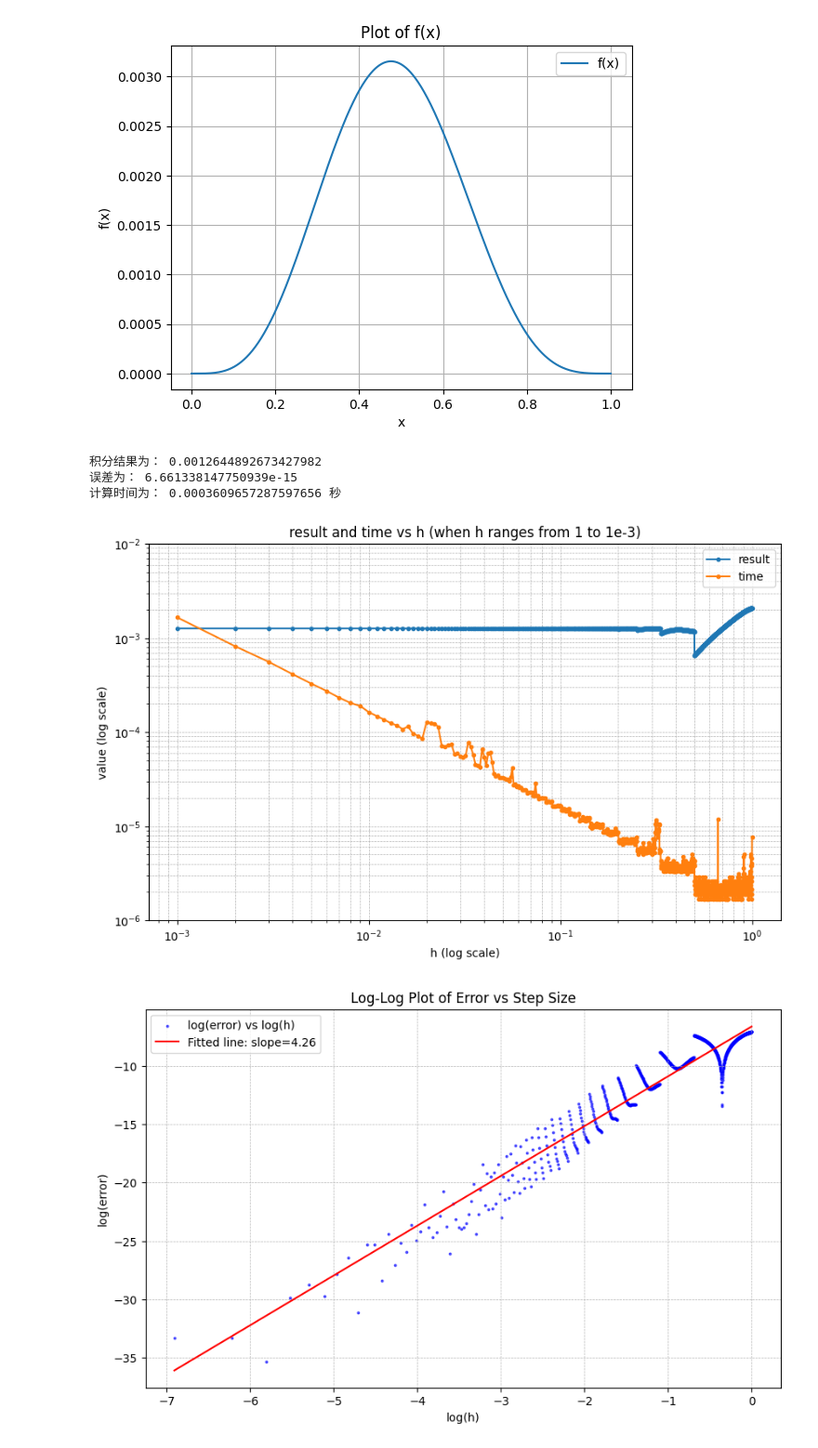
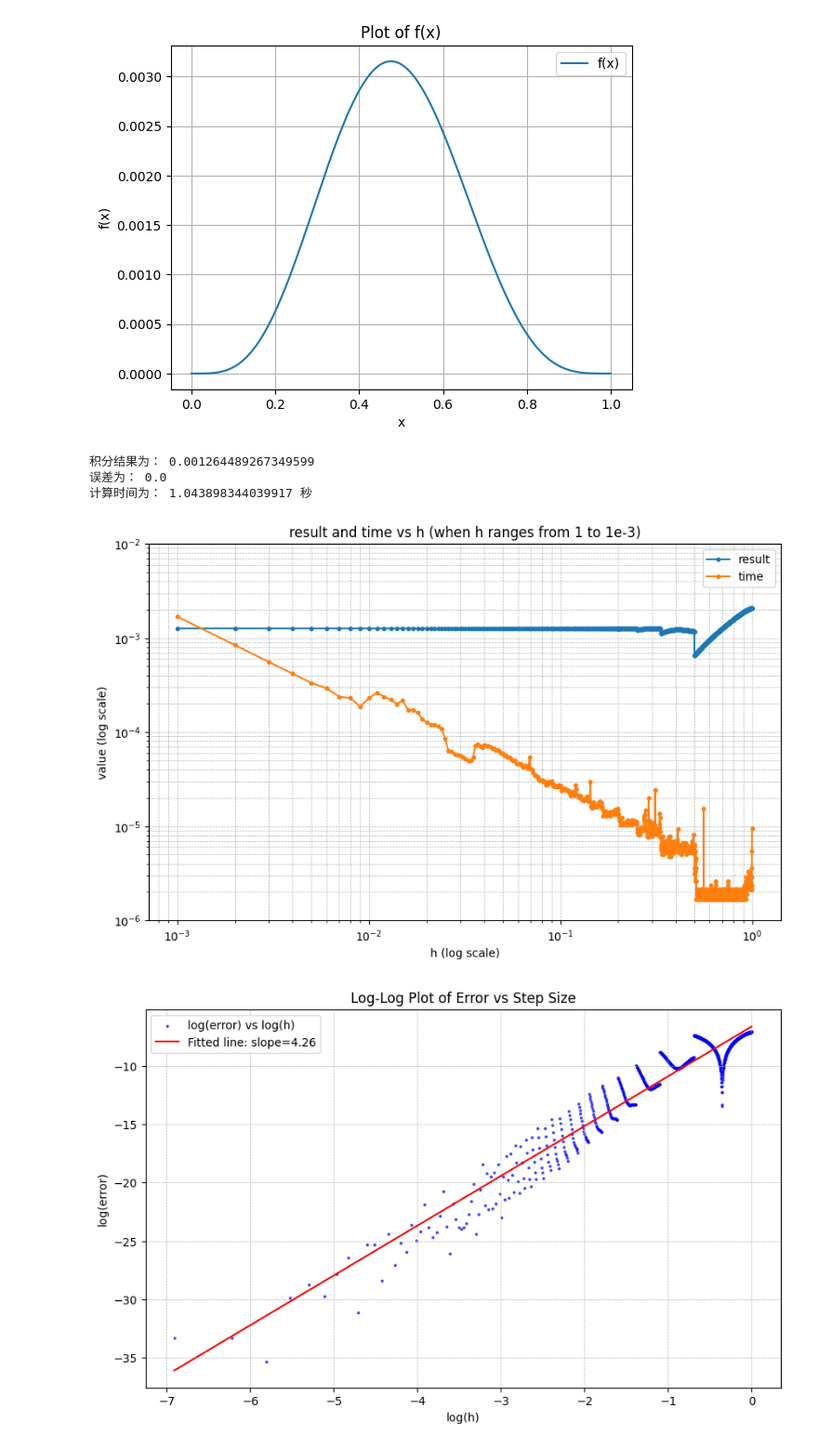
Before and after one commit to k1-star/computational-physics, a Jupyter notebook: project1/int.ipynb, the cells around one changed output. Shown at 93% size. Cells and saved outputs as stored; diff of their text form; code cells hidden in the pictures.

```diff
--- a/project1/int.ipynb
+++ b/project1/int.ipynb
@@ -29,8 +28,8 @@ import numpy as np
 def f(x):
     return (x**4)*((1-x)**4)/(1+x**2)
 
-
-h=input("输入步长h:")
+    # 定义函数f(x)，用于计算目标函数的值
+h=1e-8 # 步长
 h=float(h)
 down=0
 up=1
@@ -40,11 +39,11 @@ starttime = time.time()
 for i in range(n):
     x1=down+i*h
     x2=down+(i+1)*h
-    result+=f(x1)+f(x2)+4*f((x1+x2)/2)
-result = result * h / 6
+    result+=f(x1)+f(x2)+4*f((x1+x2)/2) # 计算每个小区间的函数值
+result = result * h / 6 # 计算积分值
 endtime = time.time()
 usetime = endtime - starttime
-error=abs(result-22/7+pi)
+error=abs(result-22/7+pi) # 计算误差
 
 print("积分结果为：",result)
 print("误差为：",error)
@@ -62,36 +61,37 @@ for i in range(len(manyh)):
     n = int((up - down) / h)
     temp_result = 0
     starttime = time.time()
     for j in range(n):
         x1 = down + j * h
         x2 = down + (j + 1) * h
-        temp_result += f(x1) + f(x2) + 4 * f((x1 + x2) / 2)
+        temp_result += f(x1) + f(x2) + 4 * f((x1 + x2) / 2) # 计算每个小区间的函数值
     endtime = time.time()
     usetime = endtime - starttime
     times.append(usetime)
     temp_result = temp_result * h / 6
     result.append(temp_result)
     manyerror.append(abs(temp_result - 22 / 7 + pi))
 
+#作图
 import matplotlib.pyplot as plt
 import matplotlib as mpl
 plt.rcParams['font.family'] = 'DejaVu Sans'
 plt.figure(figsize=(10, 6))
 plt.plot(manyh, result, marker='o',markersize=3, label='result')
 plt.plot(manyh, times, marker='o',markersize=3, label='time')
 plt.xscale('log')
 plt.yscale('log')
 plt.xlabel('h (log scale)')
 plt.ylabel('value (log scale)')
 plt.ylim(1e-6, 1e-2)
 plt.title('result and time vs h (when h ranges from 1 to 1e-3)')
 plt.legend()
 plt.grid(True, which='both', linestyle='--', linewidth=0.5)
 plt.savefig('result_and_error_vs_h.png', dpi=600, bbox_inches='tight')
 plt.show()
 # %% [output]
-积分结果为： 0.0012644892673427982
-误差为： 6.661338147750939e-15
-计算时间为： 0.0003609657287597656 秒
+积分结果为： 0.001264489267349599
+误差为： 0.0
+计算时间为： 1.043898344039917 秒
-[figure, old version]
+[figure, new version]
 # %%
```
Also changed, not shown: parts of 6 cells of this notebook, 18 other files.
